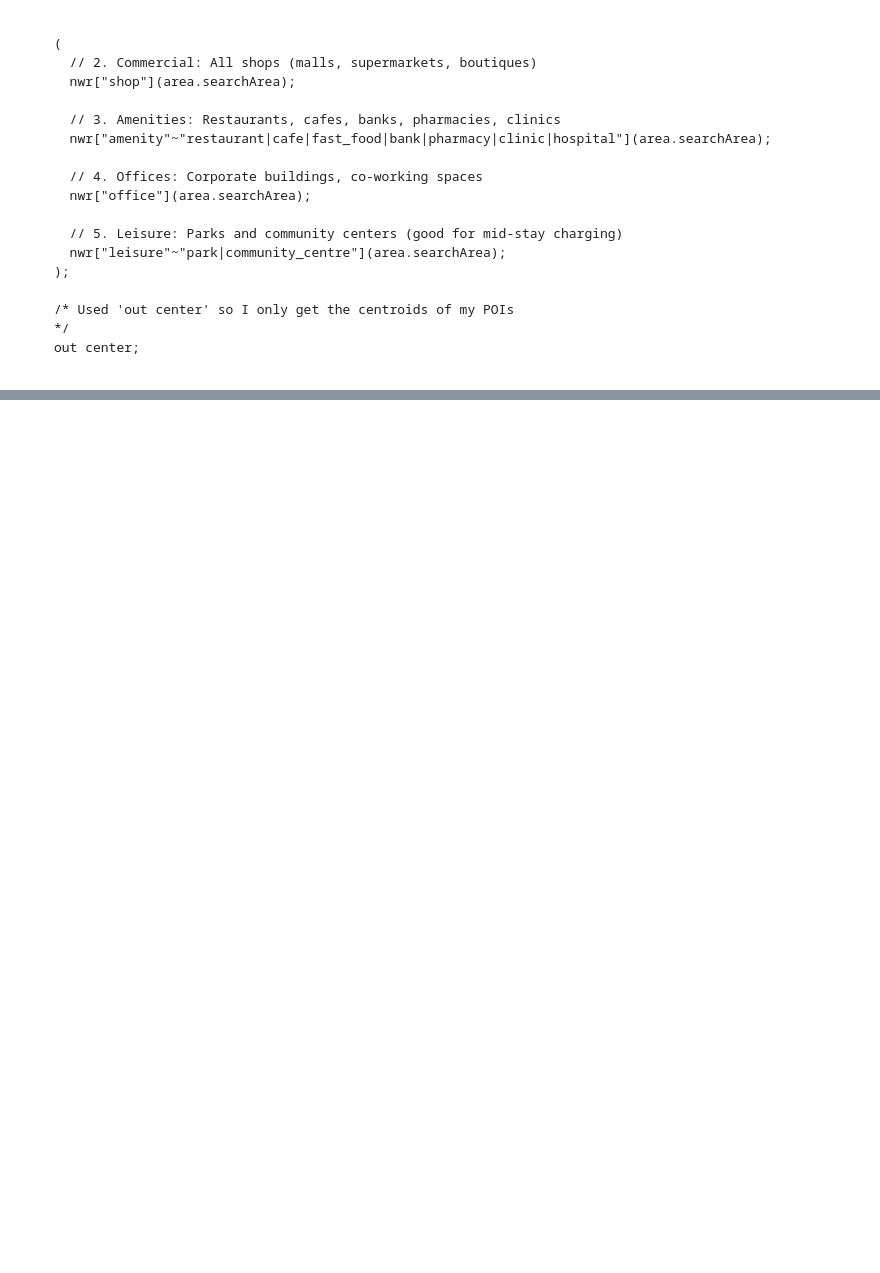
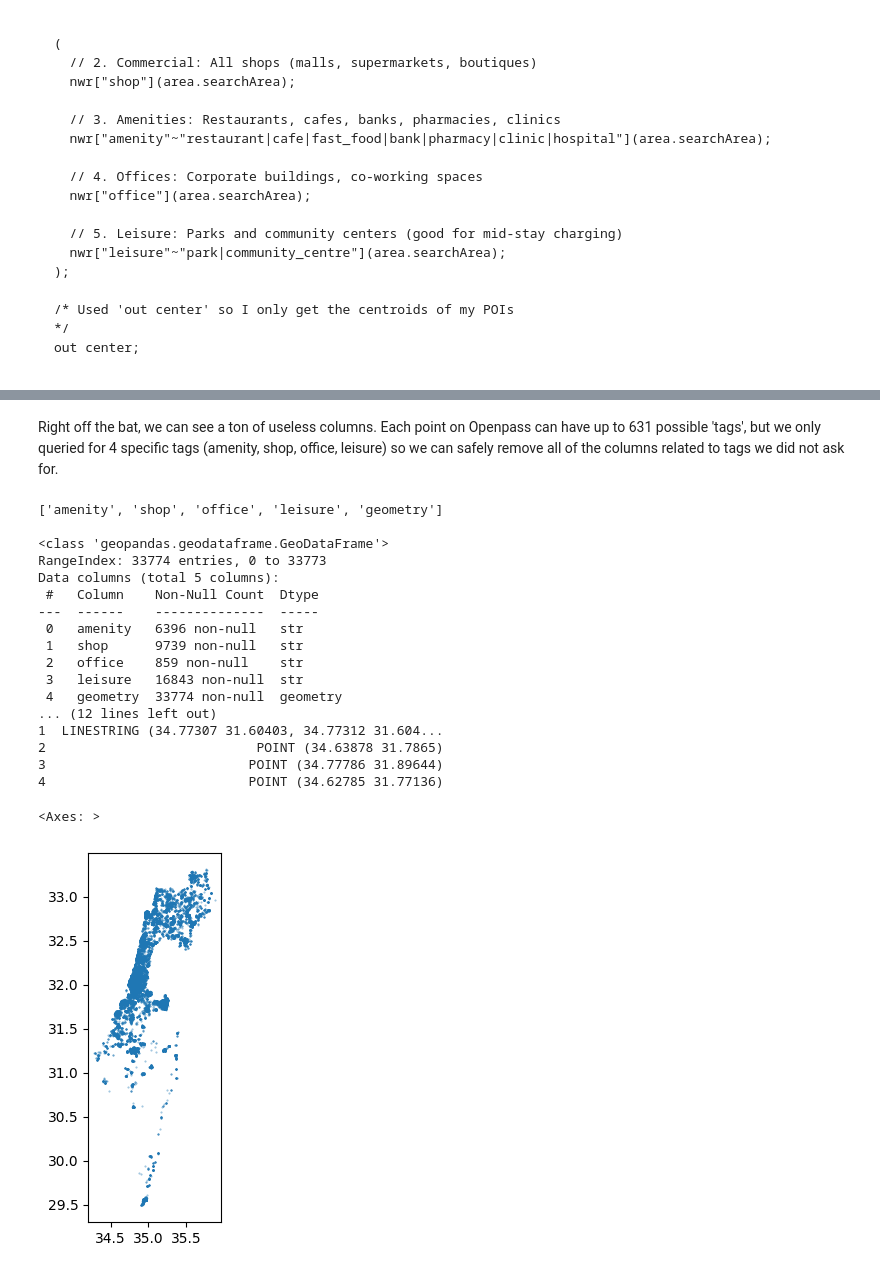
Before and after one commit to Mijael1999/EV-Charging-Station-demand-map, a Jupyter notebook: ev_project_notebook.ipynb, the cells around one changed output, grey strips where cells are left out. Cells and saved outputs as stored; diff of their text form; code cells hidden in the pictures; folded sections open; blank space fills up the shorter version.

```diff
--- a/ev_project_notebook.ipynb
+++ b/ev_project_notebook.ipynb
@@ -86,0 +110,34 @@ DataSourceError: POIs_center.geojson: No such file or directory
+# %% [markdown]
+Right off the bat, we can see a ton of useless columns. Each point on Openpass can have up to 631 possible 'tags', but we only queried for 4 specific tags (amenity, shop, office, leisure) so we can safely remove all of the columns related to tags we did not ask for.
+# %%
+expected_cols = ['amenity', 'shop', 'office', 'leisure', 'geometry']
+
+# check if these columns exists first
+existing_cols = [col for col in expected_cols if col in poi_df.columns]
+print(existing_cols, '\n') # cool! they're all here and have the expected names
+
+poi_df = poi_df[existing_cols]
+poi_df.info()
+print('\n', poi_df.head())
+poi_df.plot(markersize=0.2, alpha=0.5)
+# the map looks nice! looks like the OSM data is extensive across the country
+# %% [output]
+['amenity', 'shop', 'office', 'leisure', 'geometry']
+
+<class 'geopandas.geodataframe.GeoDataFrame'>
+RangeIndex: 33774 entries, 0 to 33773
+Data columns (total 5 columns):
+ #   Column    Non-Null Count  Dtype
+---  ------    --------------  -----
+ 0   amenity   6396 non-null   str
+ 1   shop      9739 non-null   str
+ 2   office    859 non-null    str
+ 3   leisure   16843 non-null  str
+ 4   geometry  33774 non-null  geometry
+... (12 lines left out)
+1  LINESTRING (34.77307 31.60403, 34.77312 31.604...
+2                           POINT (34.63878 31.7865)
+3                          POINT (34.77786 31.89644)
+4                          POINT (34.62785 31.77136)
+<Axes: >
+[figure, added]
```
Also changed, not shown: parts of 3 cells of this notebook.
